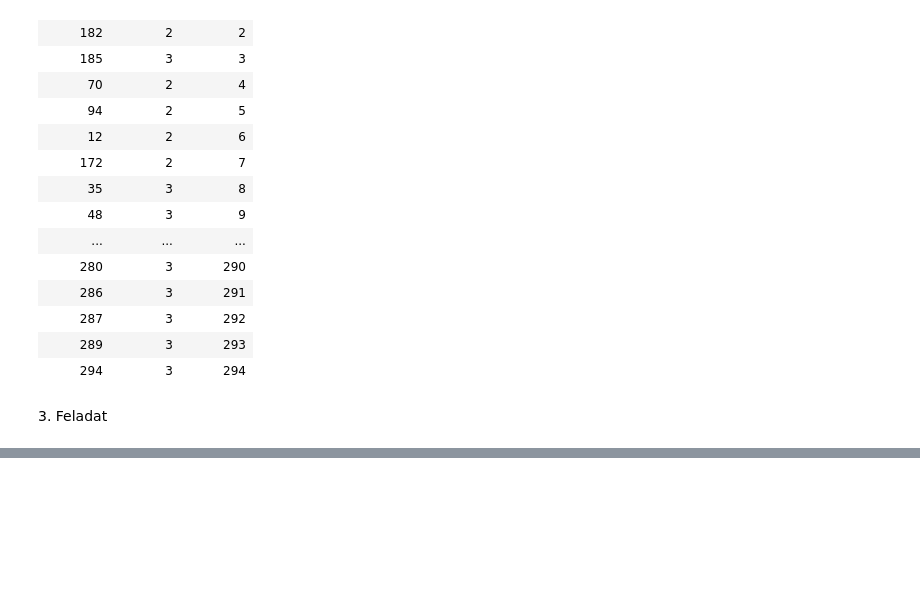
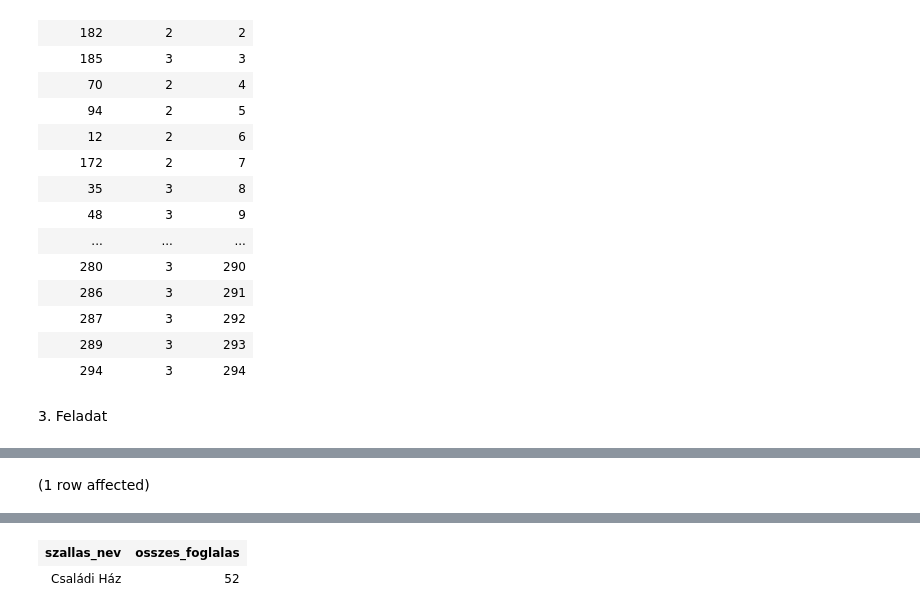
Before and after one commit to Sztaniszlavsz/adatbazisok, a Jupyter notebook: ZH2_G1BL7Q.ipynb, the cells around one changed output, grey strips where cells are left out. Saved outputs shown, nothing was run; the diff lists cells and outputs as text; code cells hidden in the pictures; blank space fills up the shorter version.

```diff
--- a/ZH2_G1BL7Q.ipynb
+++ b/ZH2_G1BL7Q.ipynb
@@ -78,0 +82,24 @@ Total execution time: 00:00:00
+# %%
+WITH FoglalasokSzama AS(
+    SELECT
+            sz.szallas_id,
+            SUM(f.FELNOTT_SZAM + f.GYERMEK_SZAM) as osszes_foglalas
+
+    FROM szallashely sz
+
+    JOIN szoba s ON sz.SZALLAS_ID = s.SZALLAS_FK
+    JOIN foglalas f ON s.szoba_id = f.szoba_fk
+
+    GROUP BY sz.SZALLAS_ID
+)
+SELECT TOP 1 WITH TIES
+    sz.szallas_nev,
+    fs.osszes_foglalas
+
+FROM szallashely sz
+
+JOIN FoglalasokSzama fs ON sz.SZALLAS_ID = fs.SZALLAS_ID
+
+ORDER BY fs.osszes_foglalas
+# %% [output]
+(1 row affected)
@@ -78,0 +107,2 @@ Total execution time: 00:00:00
+| szallas_nev | osszes_foglalas |
+| Családi Ház | 52 |
```
Also changed, not shown: parts of 4 cells of this notebook.
